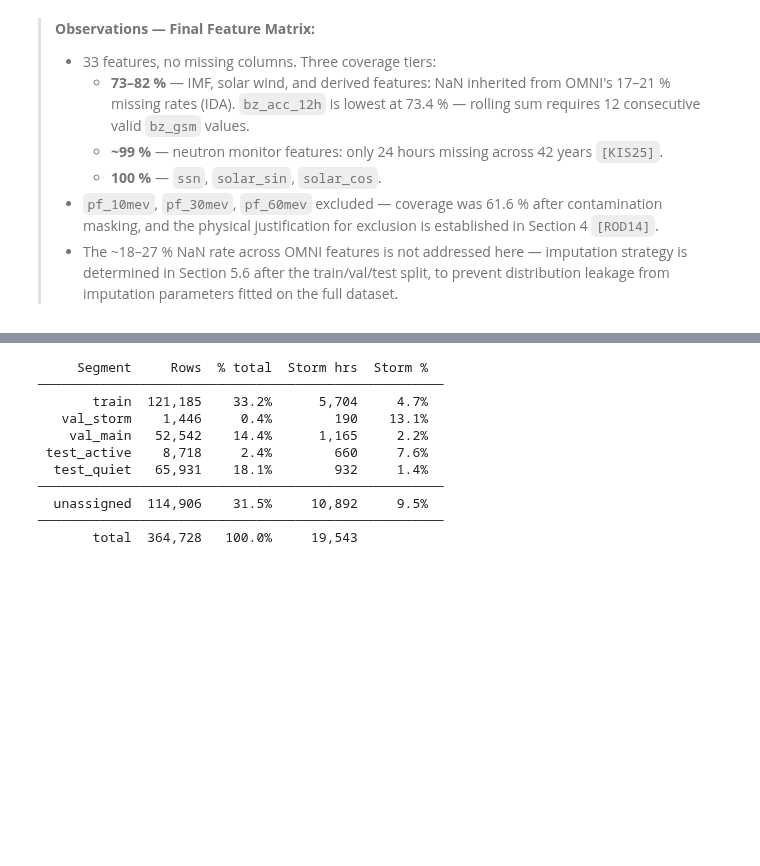
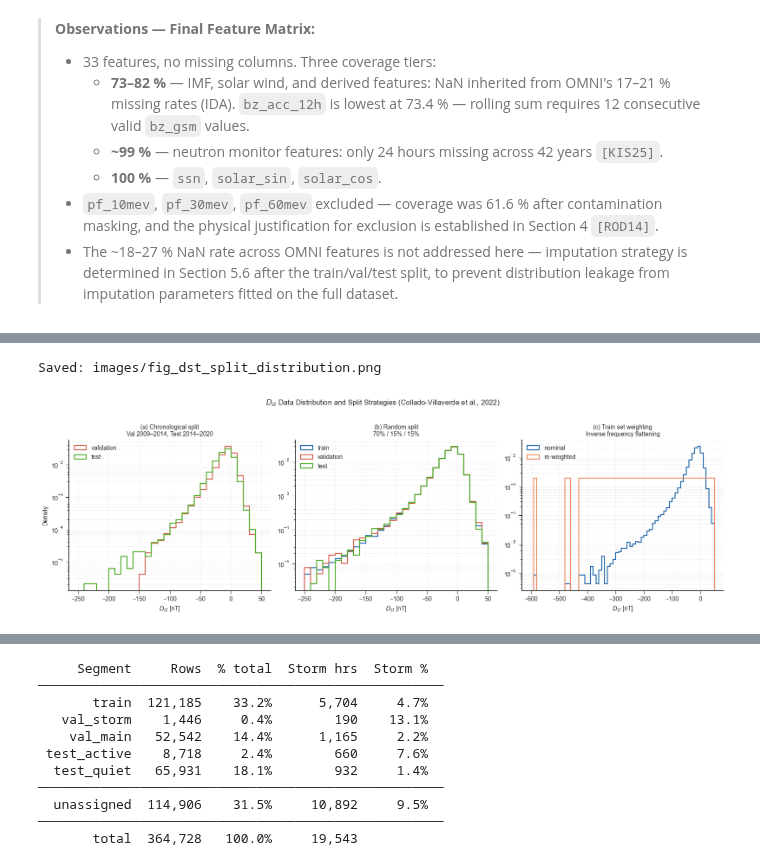
Before and after one commit to RoumenNikolov/cosmic-ray-storm-clean, a Jupyter notebook: cosmic_ray_storm_prediction.ipynb, the cells around one changed output, grey strips where cells are left out. Cells and saved outputs as stored; diff of their text form; code cells hidden in the pictures; blank space fills up the shorter version.

Commit message:
refac: recactoring FE split distribution analysis and feature screening integration

```diff
--- a/cosmic_ray_storm_prediction.ipynb
+++ b/cosmic_ray_storm_prediction.ipynb
@@ -2735,0 +2770,8 @@ solar_cos               1.000000
+# %%
+
+plot_dst_split_distribution(
+    save_path='images/fig_dst_split_distribution.png'
+)
+# %% [output]
+Saved: images/fig_dst_split_distribution.png
+[figure, added]
```
Also changed, not shown: parts of 16 cells of this notebook, 17 other files.
